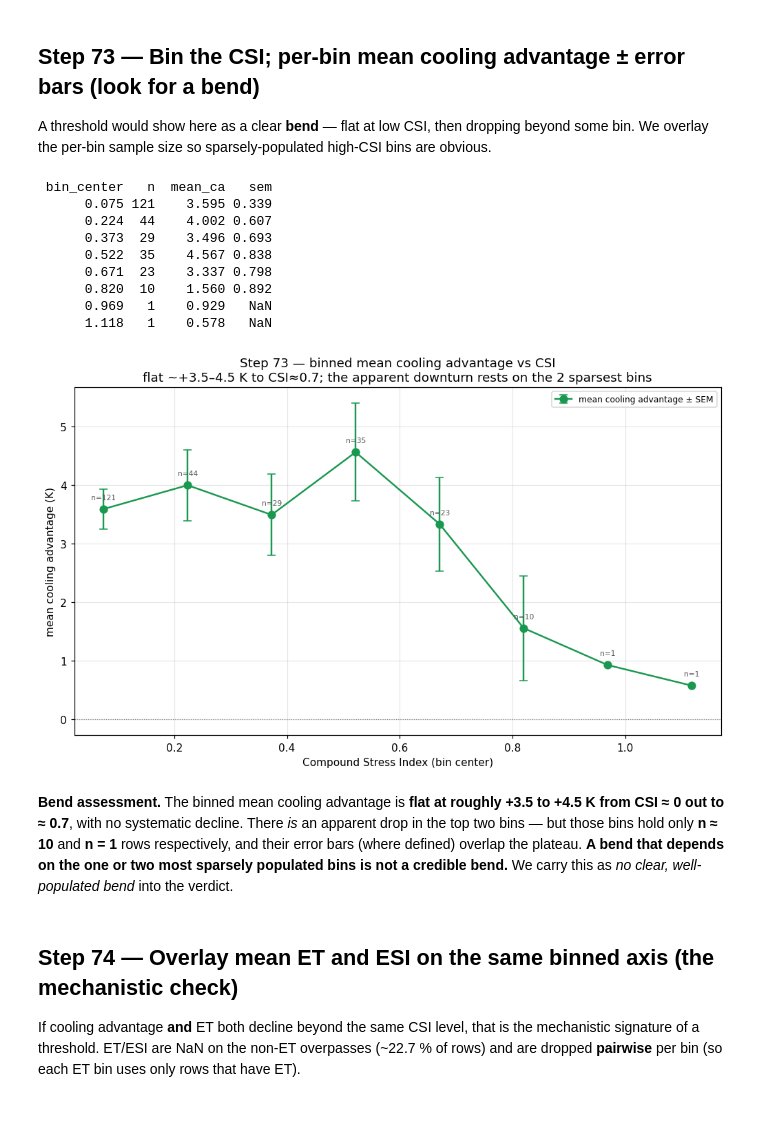
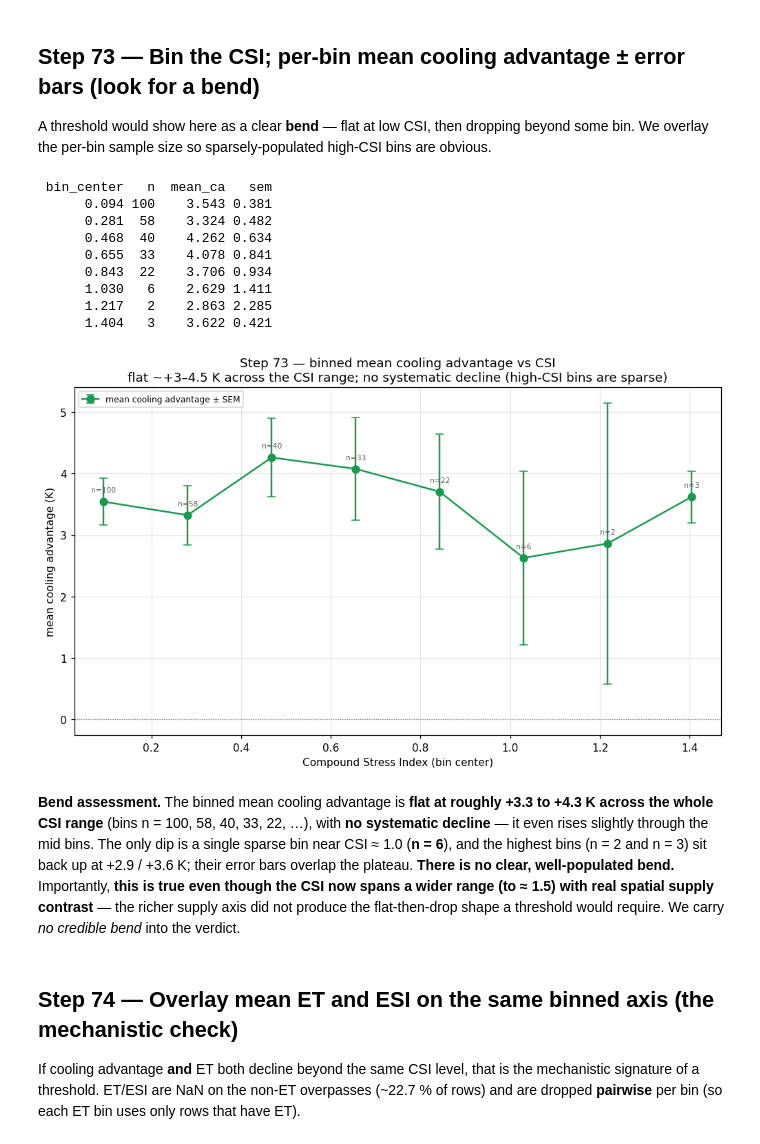
Before and after one commit to jamielee0/CanopyCooling, a Jupyter notebook: notebooks/14_exploratory_threshold.ipynb, the cells around one changed output. Saved outputs shown, nothing was run; the diff lists cells and outputs as text; code cells hidden in the pictures; blank space fills up the shorter version.

```diff
--- a/notebooks/14_exploratory_threshold.ipynb
+++ b/notebooks/14_exploratory_threshold.ipynb
@@ -157,46 +173,48 @@ We overlay the per-bin sample size so sparsely-populated high-CSI bins are obvio
 # %%
 binned = s14.bin_means(x_all, y_all, n_bins=s14.DEFAULT_N_BINS)
 tbl = pd.DataFrame({
     "bin_center": binned["centers"].round(3),
     "n": binned["count"],
     "mean_ca": binned["mean"].round(3),
     "sem": binned["sem"].round(3),
 })
 print(tbl.to_string(index=False))
 
 fig, ax = plt.subplots(figsize=(9, 5.5), constrained_layout=True)
 ok = binned["count"] > 0
 ax.errorbar(binned["centers"][ok], binned["mean"][ok], yerr=binned["sem"][ok],
             marker="o", ms=7, lw=1.6, capsize=4, color="#1a9850", label="mean cooling advantage ± SEM")
 ax.axhline(0, color="grey", lw=0.8, ls=":")
 for cx, cy, n in zip(binned["centers"], binned["mean"], binned["count"]):
     if n > 0:
         ax.annotate(f"n={int(n)}", (cx, cy), textcoords="offset points", xytext=(0, 9),
                     ha="center", fontsize=7, color="#555")
 ax.set_xlabel("Compound Stress Index (bin center)")
 ax.set_ylabel("mean cooling advantage (K)")
 ax.set_title("Step 73 — binned mean cooling advantage vs CSI\n"
-             "flat ~+3.5–4.5 K to CSI≈0.7; the apparent downturn rests on the 2 sparsest bins")
+             "flat ~+3–4.5 K across the CSI range; no systematic decline (high-CSI bins are sparse)")
 ax.legend(fontsize=8)
 fig.savefig(FIGS / "section14_binned_ca_vs_csi.png", bbox_inches="tight")
 plt.show()
 # %% [output]
  bin_center   n  mean_ca   sem
-      0.075 121    3.595 0.339
-      0.224  44    4.002 0.607
-      0.373  29    3.496 0.693
-      0.522  35    4.567 0.838
-      0.671  23    3.337 0.798
-      0.820  10    1.560 0.892
-      0.969   1    0.929   NaN
-      1.118   1    0.578   NaN
+      0.094 100    3.543 0.381
+      0.281  58    3.324 0.482
+      0.468  40    4.262 0.634
+      0.655  33    4.078 0.841
+      0.843  22    3.706 0.934
+      1.030   6    2.629 1.411
+      1.217   2    2.863 2.285
+      1.404   3    3.622 0.421
-[figure, old version]
+[figure, new version]
 # %% [markdown]
-**Bend assessment.** The binned mean cooling advantage is **flat at roughly +3.5 to +4.5 K
-from CSI ≈ 0 out to ≈ 0.7**, with no systematic decline. There *is* an apparent drop in the top
-two bins — but those bins hold only **n ≈ 10** and **n = 1** rows respectively, and their error
-bars (where defined) overlap the plateau. **A bend that depends on the one or two most sparsely
-populated bins is not a credible bend.** We carry this as *no clear, well-populated bend* into
+**Bend assessment.** The binned mean cooling advantage is **flat at roughly +3.3 to +4.3 K across
+the whole CSI range** (bins n = 100, 58, 40, 33, 22, …), with **no systematic decline** — it even
+rises slightly through the mid bins. The only dip is a single sparse bin near CSI ≈ 1.0 (**n = 6**),
+and the highest bins (n = 2 and n = 3) sit back up at +2.9 / +3.6 K; their error bars overlap the
+plateau. **There is no clear, well-populated bend.** Importantly, **this is true even though the
+CSI now spans a wider range (to ≈ 1.5) with real spatial supply contrast** — the richer supply axis
+did not produce the flat-then-drop shape a threshold would require. We carry *no credible bend* into
 the verdict.
 # %% [markdown]
 ## Step 74 — Overlay mean ET and ESI on the same binned axis (the mechanistic check)
```
Also changed, not shown: parts of 15 cells of this notebook, 3 other files.
